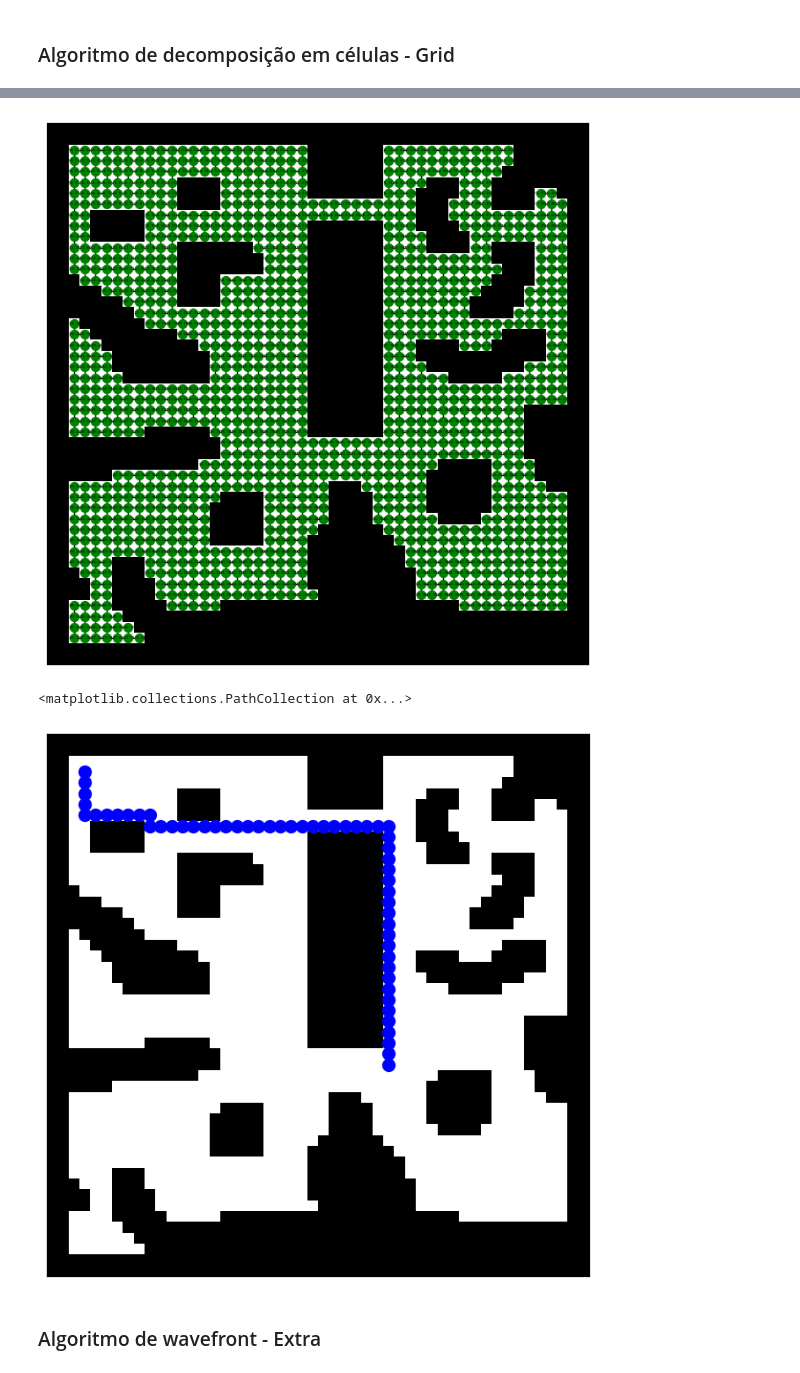
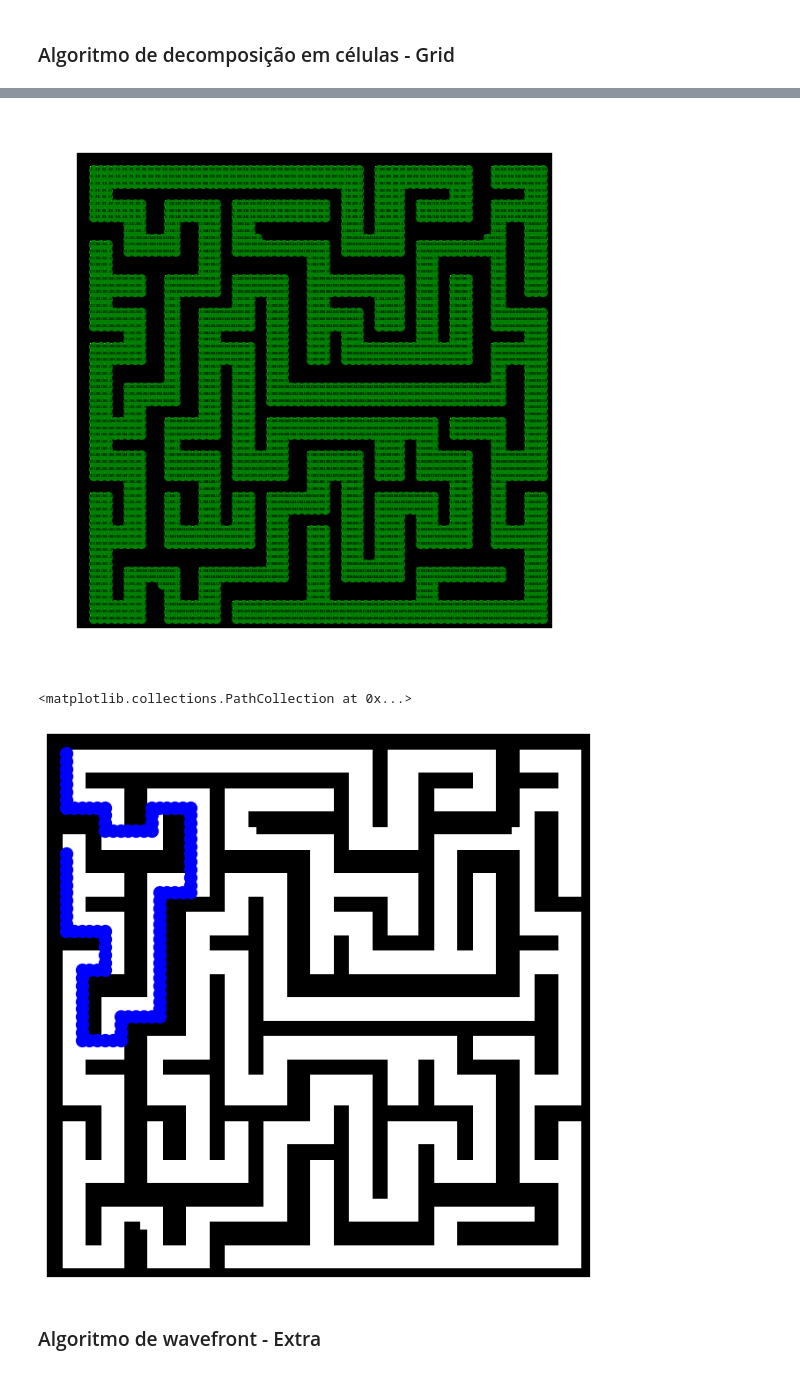
Before and after one commit to caiotcunha/TP2robotica, a Jupyter notebook: TP2.ipynb, the cells around one changed output, grey strips where cells are left out. Saved outputs shown, nothing was run; the diff lists cells and outputs as text; code cells hidden in the pictures.

```diff
--- a/TP2.ipynb
+++ b/TP2.ipynb
@@ -355,8 +355,8 @@ fig = plt.figure(figsize=(6,6), dpi=100)
 ax = fig.add_subplot(111, aspect='equal')
 
 # Invertendo os valores para visualização (Branco - 0, Preto - 1)
-img = 1 - mpimg.imread('img/mapa2_invertido.png')
-#img = 1 - mpimg.imread('img/maze.png')
+# img = 1 - mpimg.imread('img/mapa2_invertido.png')
+img = 1 - mpimg.imread('img/mapa_invertido.png')
 
 # Apenas para garantir que só teremos esses dois valores
 threshold = 0.5
@@ -370,7 +370,7 @@ ax.imshow(img, cmap='Greys', origin='upper')
 # %%
 # Dimensões do mapa informado em metros (X, Y)
-map_dims = np.array([50, 50]) # Cave
-#map_dims = np.array([22, 43])  # Maze
+map_dims = np.array([70, 70]) # Mapa2
+# map_dims = np.array([50, 50]) # Mapa2
 
 # Escala Pixel/Metro
 sy, sx = img.shape / map_dims
@@ -455,29 +455,20 @@ ax.set_yticks(np.arange(0, map_dims[0]+1, cell_size))
 pos = {node:(node[1]*cell_size+cell_size/2, map_dims[0]-node[0]*cell_size-cell_size/2) for node in G.nodes()}
 nx.draw(G, pos, font_size=3, with_labels=True, node_size=50, node_color="g", ax=ax)
 # %% [output]
-[figure, old version]
+[figure, new version]
 # %%
-# Finalmente podemos determinar o menor caminho entre duas células
-# ATENÇÃO para o Sistema de Coordenadas -- relação Índice do grid e Posição no mundo
-
-# Cave
-start_node =  (3, 3)
-end_node = (30, 31)
-
-# Maze
-#start_node =  (1, 1)
-#end_node = (20, 41)
-
+start_node =  (2, 2)
+end_node = (15, 2)
 
 fig = plt.figure(figsize=(8,8), dpi=100)
 ax = fig.add_subplot(111, aspect='equal')
 
 # Mapa
 obj = ax.imshow(grid, cmap='Greys', extent=(0, map_dims[1], 0,map_dims[0]))
 
 # Caminho
 path = nx.shortest_path(G, source=start_node, target=end_node)
 nx.draw_networkx_nodes(G, pos, nodelist=path, node_size=100, node_color='b')
 # %% [output]
 <matplotlib.collections.PathCollection at 0x...>
-[figure, old version]
+[figure, new version]
```
Also changed, not shown: parts of 18 cells of this notebook, 2 other files.
